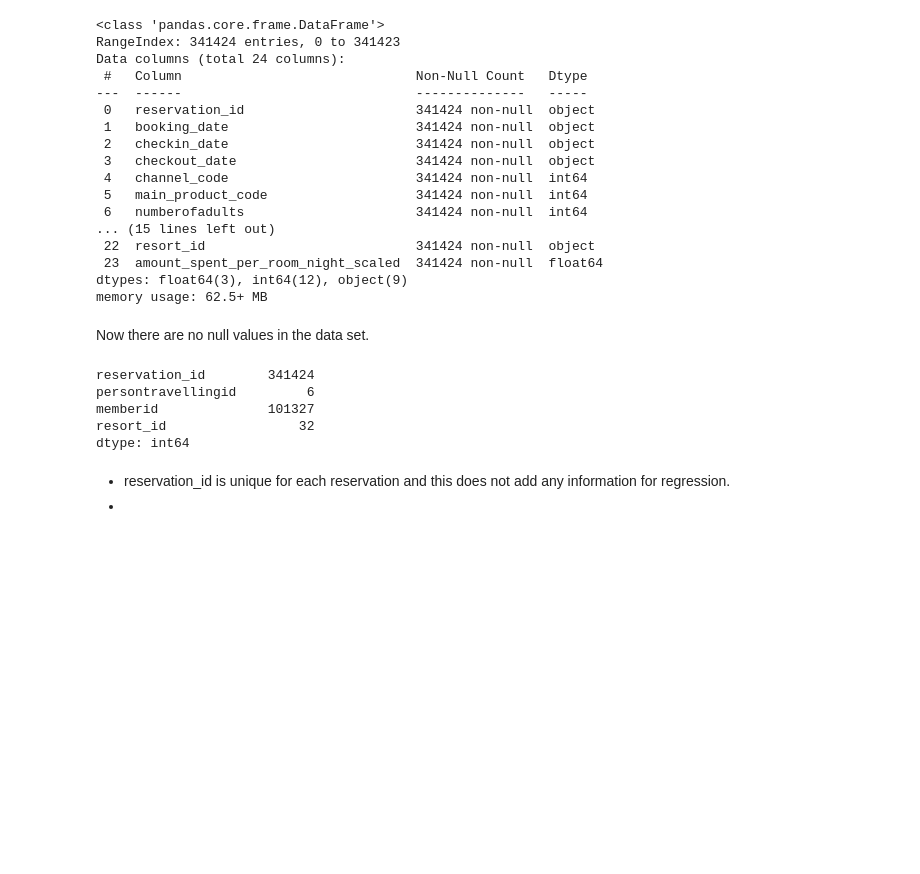
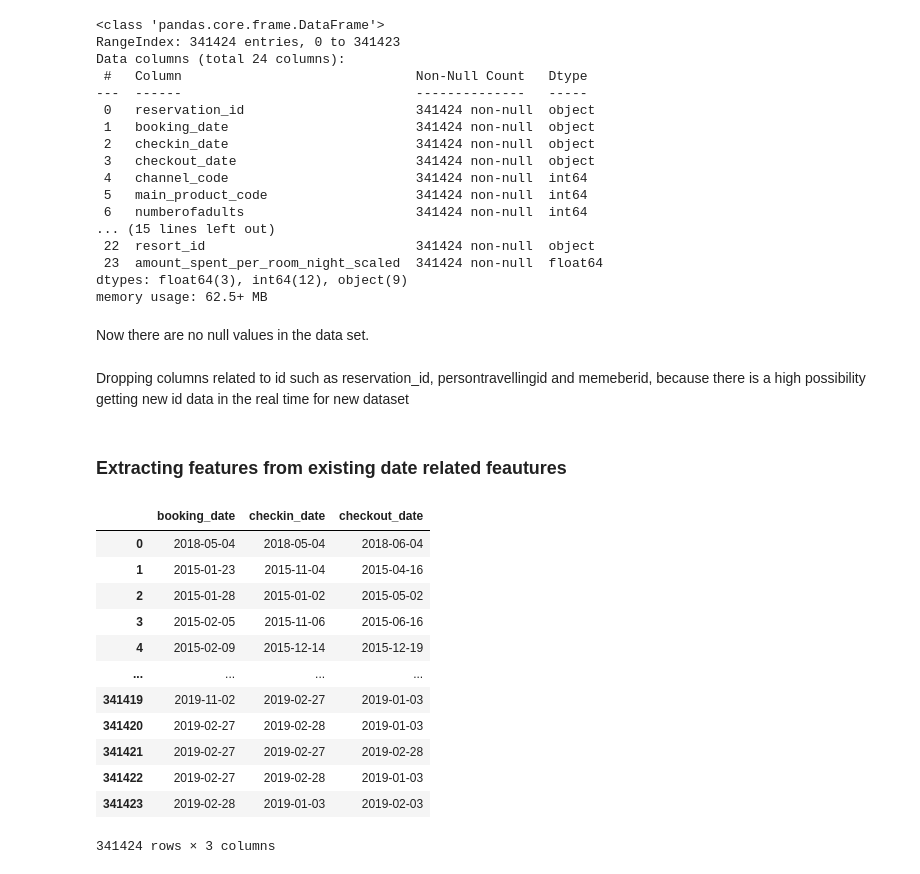
Before and after one commit to Hari-Charan-Reddy-Veerannagari/innomatics-assignments, a Jupyter notebook: mahindra-club-pre-processing.ipynb, the cells around one changed output. Saved outputs shown, nothing was run; the diff lists cells and outputs as text; code cells hidden in the pictures; blank space fills up the shorter version.

```diff
--- a/mahindra-club-pre-processing.ipynb
+++ b/mahindra-club-pre-processing.ipynb
@@ -98,15 +96,30 @@ dtypes: float64(3), int64(12), object(9)
 memory usage: 62.5+ MB
 # %% [markdown]
 Now there are no null values in the data set.
-# %%
-filtered_data = data.filter(regex= '.*id$')
-filtered_data.nunique()
-# %% [output]
-reservation_id        341424
-persontravellingid         6
-memberid              101327
-resort_id                 32
-dtype: int64
-# %% [markdown]
-- reservation_id is unique for each reservation and this does not add any information for regression.
--
+# %% [markdown]
+Dropping columns related to id such as reservation_id, persontravellingid and memeberid, because there is a high possibility getting new id data in the real time for new dataset
+# %%
+data.drop(columns= ['reservation_id', 'persontravellingid', 'memberid', 'resort_id'], inplace= True)
+# %% [markdown]
+### Extracting features from existing date related feautures
+# %%
+date_features = data.filter(regex = '.*date$').copy()
+
+for column in date_features.columns:
+    date_features[column] = pd.to_datetime(date_features[column])
+
+date_features
+# %% [output]
+|  | booking_date | checkin_date | checkout_date |
+| 0 | 2018-05-04 | 2018-05-04 | 2018-06-04 |
+| 1 | 2015-01-23 | 2015-11-04 | 2015-04-16 |
+| 2 | 2015-01-28 | 2015-01-02 | 2015-05-02 |
+| 3 | 2015-02-05 | 2015-11-06 | 2015-06-16 |
+| 4 | 2015-02-09 | 2015-12-14 | 2015-12-19 |
+| ... | ... | ... | ... |
+| 341419 | 2019-11-02 | 2019-02-27 | 2019-01-03 |
+| 341420 | 2019-02-27 | 2019-02-28 | 2019-01-03 |
+| 341421 | 2019-02-27 | 2019-02-27 | 2019-02-28 |
+| 341422 | 2019-02-27 | 2019-02-28 | 2019-01-03 |
+| 341423 | 2019-02-28 | 2019-01-03 | 2019-02-03 |
+341424 rows × 3 columns
```
Also changed, not shown: parts of 2 cells of this notebook.
